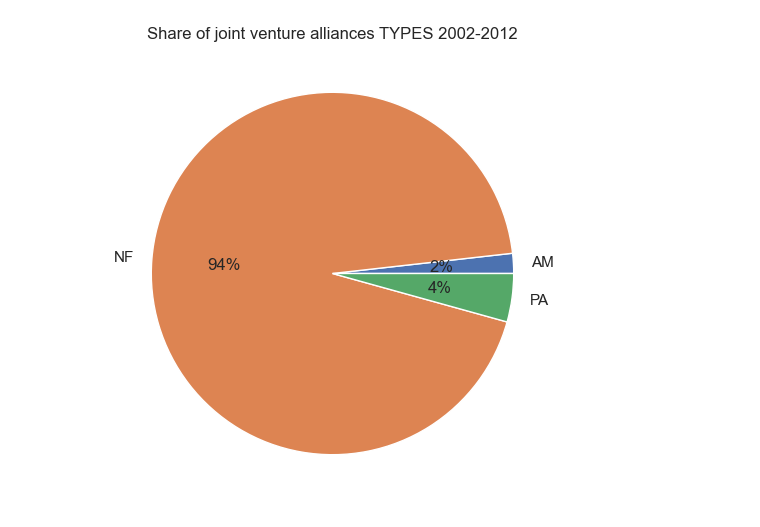
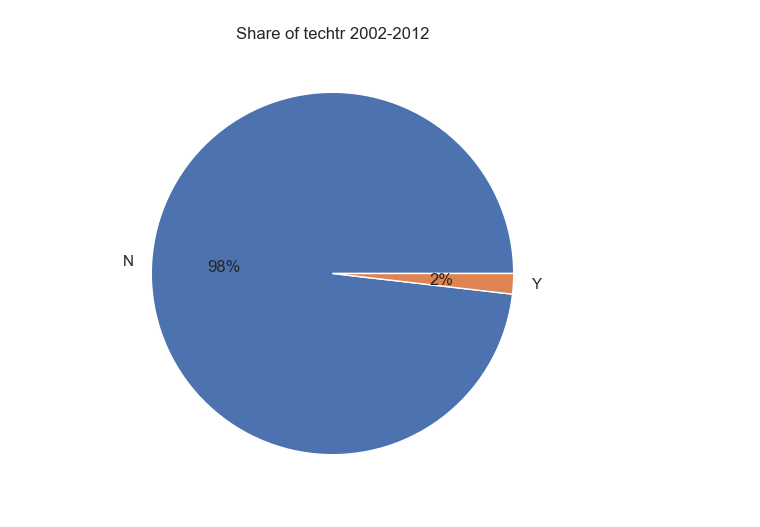
Before and after one commit to bang-a-coder/thesis-analysis, a Jupyter notebook: explore_visual.ipynb, the cells around one changed output. Drawn from its saved outputs; the diff is of its cells as text; code cells hidden in the pictures.

```diff
--- a/explore_visual.ipynb
+++ b/explore_visual.ipynb
@@ -37,11 +37,11 @@ Index(['da', 'id', 'activity', 'activityc', 'jvinc', 'jvindustry', 'jvstatus',
 # %%
 def pieOf(df, var):
 	shareDF = df[var].groupby(df[var]).agg('count')
-	plt.figure(figsize=(12,6), dpi=100)
-	plt.title('Share of joint venture alliances TYPES 2002-2012')
+	plt.figure(figsize=(6,6), dpi=100)
+	plt.title('Share of ' + var  + ' 2002-2012')
 	plt.pie(shareDF, labels=shareDF.index, autopct='%.0f%%')
 	plt.show()
 # %%
-pieOf(df, 'jvtype')
+pieOf(df, 'techtr')
 # %% [output]
-[figure, old version]
+[figure, new version]
```
Also changed, not shown: parts of 6 cells of this notebook, 2 other files.
